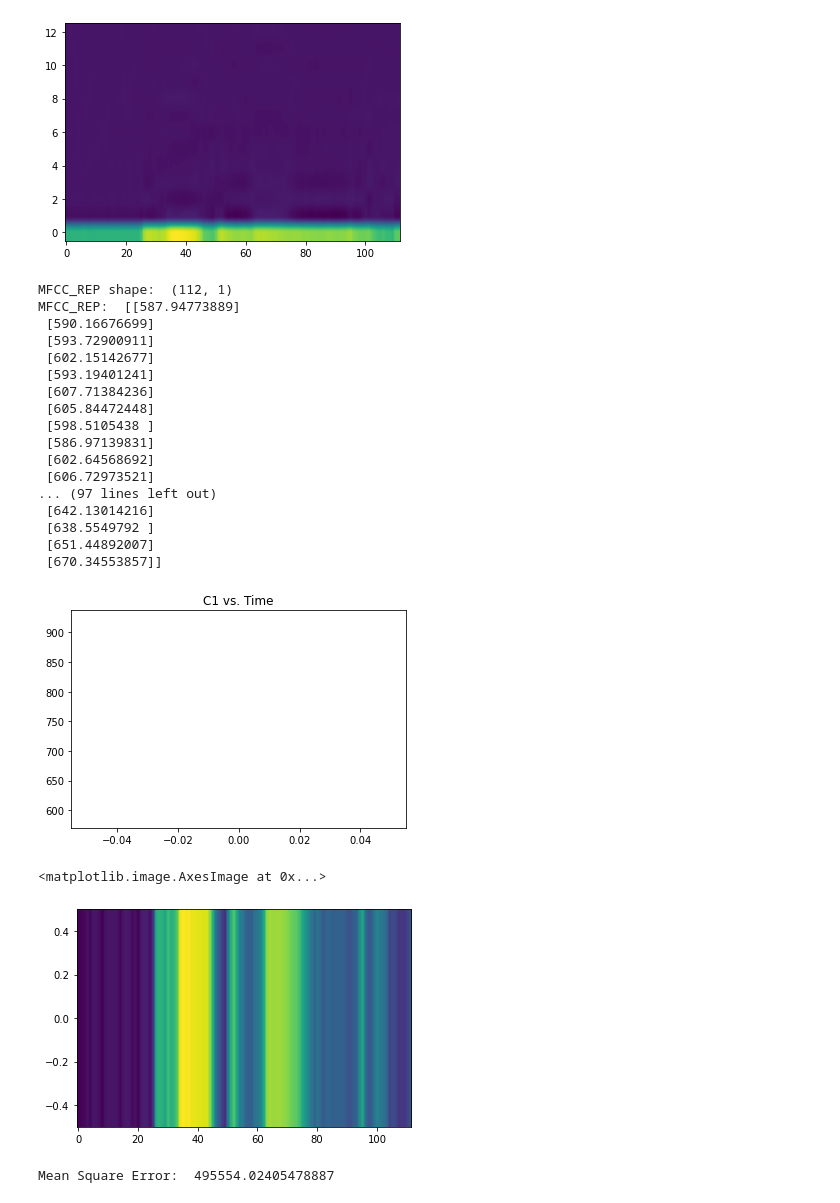
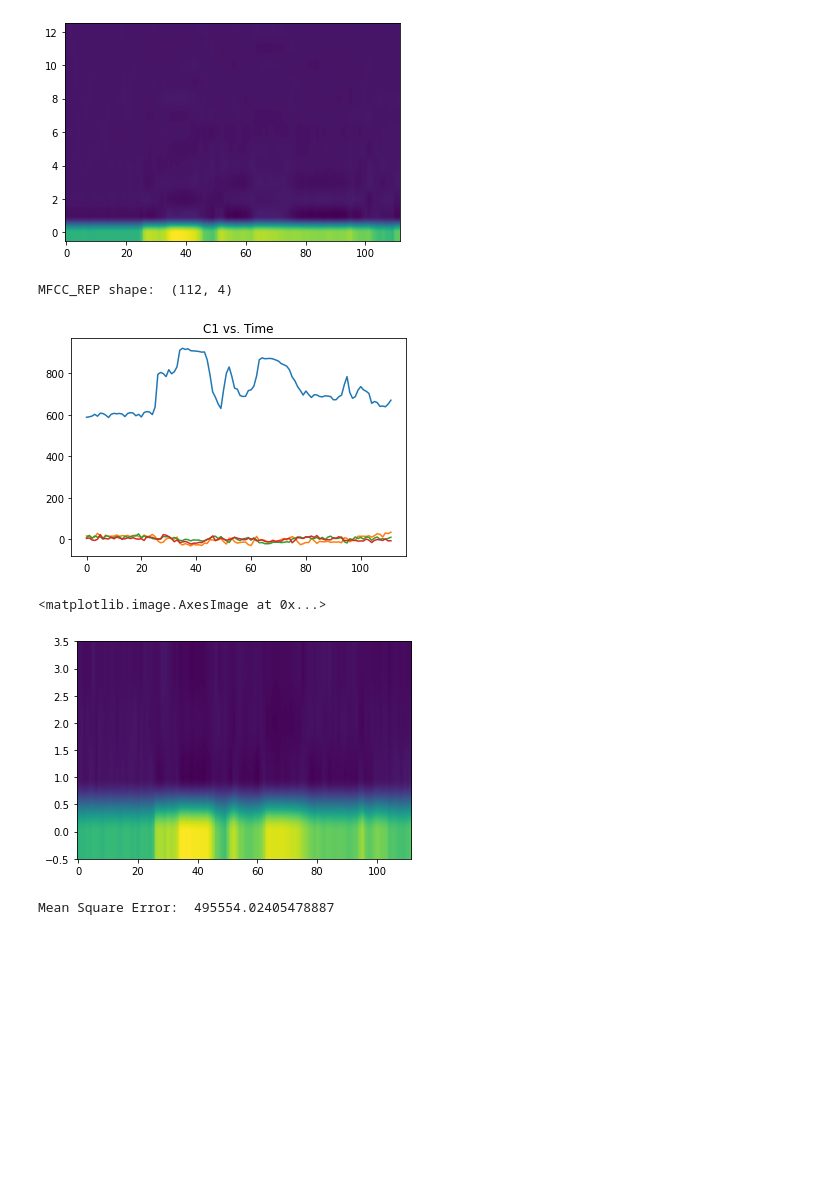
Before and after one commit to mravelo5874/SLT_Labs, a Jupyter notebook: Lab_1/lab_1.ipynb, the cells around one changed output. Drawn from its saved outputs; the diff is of its cells as text; code cells hidden in the pictures; blank space fills up the shorter version.

```diff
--- a/Lab_1/lab_1.ipynb
+++ b/Lab_1/lab_1.ipynb
@@ -193,54 +193,37 @@ ref_MFCC:  [[ 5.39121421e+02 -1.88310069e+01  1.10734460e+00 ...  3.42458454e+00
 # all together now!
 
 def compute_MFCC(wav, b, win_length, win_shift, N, C):
     # 1. load in wavefile
     samplerate, raw_data = wavfile.read(wav)
     # 2. DC subtraction (remove the mean of the signal)
     mean = numpy.mean(raw_data)
     mean_sub_data = raw_data - mean
     # 3. pre-emphasis filtering
     filt_data = filter_data(mean_sub_data, b)
     # 4. transform audio into a sequence of frames
     length = int(win_length * samplerate)
     shift = int(win_shift * samplerate)
     my_frames = compute_frames(filt_data, length, shift)
     # 5. calculate C array for each frame
     MFCC_REP = numpy.zeros([len(my_frames), C])
     for n in range(MFCC_REP.shape[0]):
         MFCC_REP[n] = compute_C_array(my_frames[n], N, C)
     return MFCC_REP
 
 
-MFCC_REP = compute_MFCC('signal.wav', 0.97, 0.025, 0.01, 512, 1)
+MFCC_REP = compute_MFCC('signal.wav', 0.97, 0.025, 0.01, 512, 4)
 print ("MFCC_REP shape: ", MFCC_REP.shape)
-print ("MFCC_REP: ", MFCC_REP)
 
 plot.plot(MFCC_REP)
 plot.title("C1 vs. Time")
 plot.show()
 
 plot.imshow(MFCC_REP.T, origin = 'lower', aspect = 'auto')
 # %% [output]
-MFCC_REP shape:  (112, 1)
-MFCC_REP:  [[587.94773889]
- [590.16676699]
- [593.72900911]
- [602.15142677]
- [593.19401241]
- [607.71384236]
- [605.84472448]
- [598.5105438 ]
- [586.97139831]
- [602.64568692]
- [606.72973521]
-... (97 lines left out)
- [642.13014216]
- [638.5549792 ]
- [651.44892007]
- [670.34553857]]
+MFCC_REP shape:  (112, 4)
-[figure, old version]
+[figure, new version]
 <matplotlib.image.AxesImage at 0x...>
-[figure, old version]
+[figure, new version]
 # %%
 # Mean Squared Error (MSE) between the two matrices?
 
```
